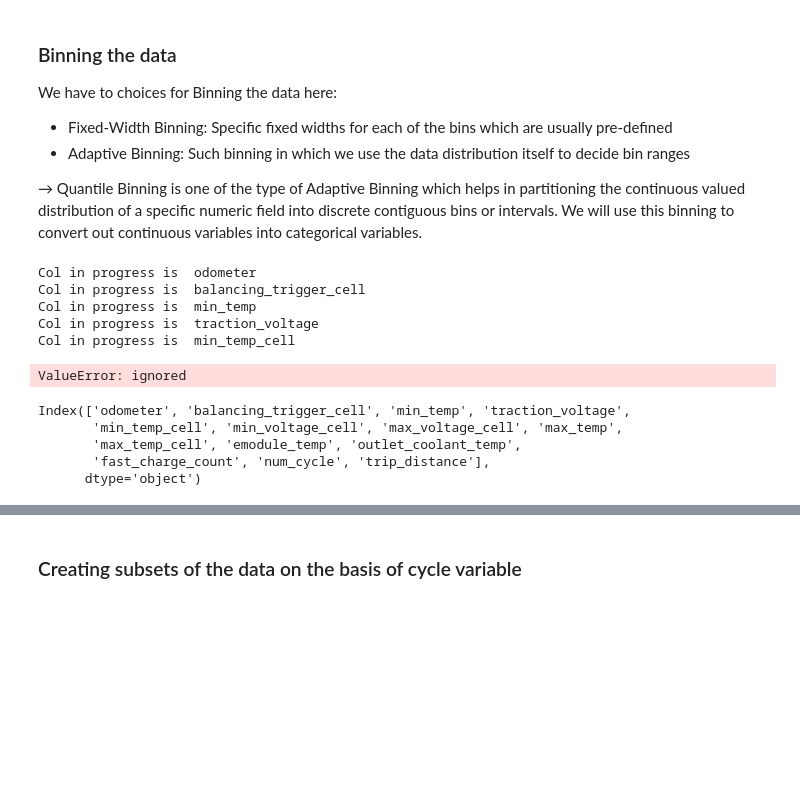
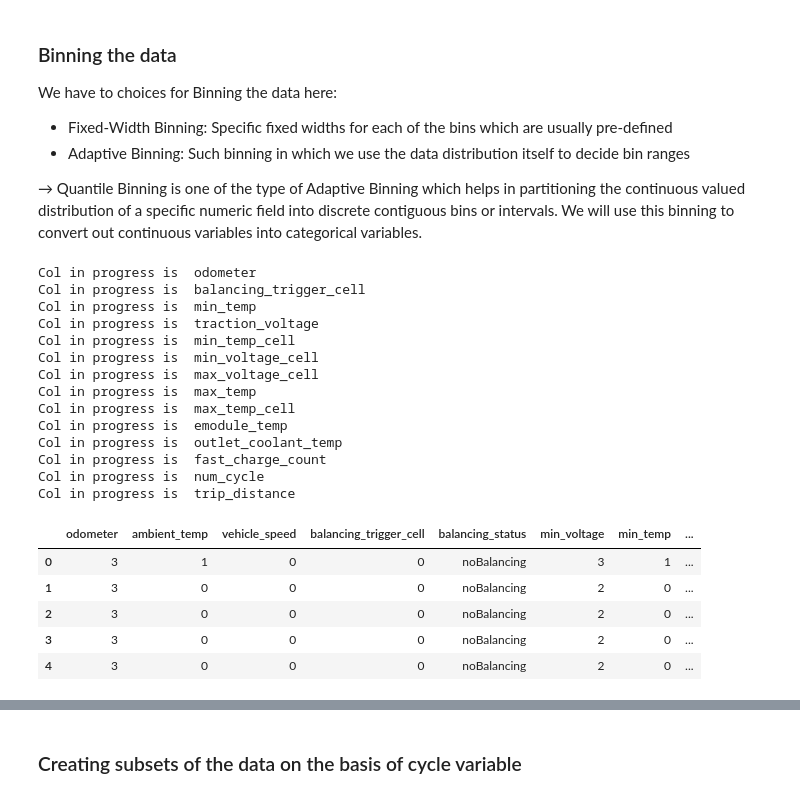
Before and after one commit to musman2012/ml-data_science, a Jupyter notebook: SOH_Prediction/Phase_II_ML.ipynb, the cells around one changed output, grey strips where cells are left out. Cells and saved outputs as stored; diff of their text form; code cells hidden in the pictures; blank space fills up the shorter version.

```diff
--- a/SOH_Prediction/Phase_II_ML.ipynb
+++ b/SOH_Prediction/Phase_II_ML.ipynb
@@ -88,31 +86,38 @@ We have to choices for Binning the data here:
 # %%
 int_cols = filtered_data.select_dtypes('int64') ## finding all the continuous variables
 float_cols = filtered_data.select_dtypes('float')
 categ_data = pd.DataFrame()
 int_cols = int_cols.loc[:, int_cols.nunique() > 4]
 float_cols = float_cols.loc[:, float_cols.nunique() > 4]
 
 quantiles = [.0,.25,.5,.75,1.]
+boundaries = dict()
 for col in int_cols.columns:
   print("Col in progress is ", col)
   col_labels=[col+"_Low", col+"_Medium", col+"_High", col+"_Very_High"]
-  categ_data[col] = pd.qcut(filtered_data[col], 4,duplicates='drop', labels=col_labels)
+  filtered_data[col], boundaries[col] = pd.qcut(filtered_data[col], 4,duplicates='drop', labels=False, retbins=True)
 for col in float_cols.columns:
   col_labels=[col+"_Low", col+"_Medium", col+"_High", col+"_Very_High"]
-  filtered_data[col] = pd.qcut(filtered_data[col], duplicates='drop', q=5, labels=col_labels)
+  filtered_data[col], boundaries[col] = pd.qcut(filtered_data[col], 4, duplicates='drop', labels=False, retbins=True)
 filtered_data.head()
 # %% [output]
 Col in progress is  odometer
 Col in progress is  balancing_trigger_cell
 Col in progress is  min_temp
 Col in progress is  traction_voltage
 Col in progress is  min_temp_cell
+Col in progress is  min_voltage_cell
+Col in progress is  max_voltage_cell
+Col in progress is  max_temp
+Col in progress is  max_temp_cell
+Col in progress is  emodule_temp
+Col in progress is  outlet_coolant_temp
+Col in progress is  fast_charge_count
+Col in progress is  num_cycle
+Col in progress is  trip_distance
-ValueError: ignored
+|  | odometer | ambient_temp | vehicle_speed | balancing_trigger_cell | balancing_status | min_voltage | min_temp | ... |
+| 0 | 3 | 1 | 0 | 0 | noBalancing | 3 | 1 | ... |
+| 1 | 3 | 0 | 0 | 0 | noBalancing | 2 | 0 | ... |
+| 2 | 3 | 0 | 0 | 0 | noBalancing | 2 | 0 | ... |
+| 3 | 3 | 0 | 0 | 0 | noBalancing | 2 | 0 | ... |
+| 4 | 3 | 0 | 0 | 0 | noBalancing | 2 | 0 | ... |
-# %%
-int_cols.columns
-# %% [output]
-Index(['odometer', 'balancing_trigger_cell', 'min_temp', 'traction_voltage',
-       'min_temp_cell', 'min_voltage_cell', 'max_voltage_cell', 'max_temp',
-       'max_temp_cell', 'emodule_temp', 'outlet_coolant_temp',
-       'fast_charge_count', 'num_cycle', 'trip_distance'],
-      dtype='object')
```
Also changed, not shown: parts of 6 cells of this notebook.
